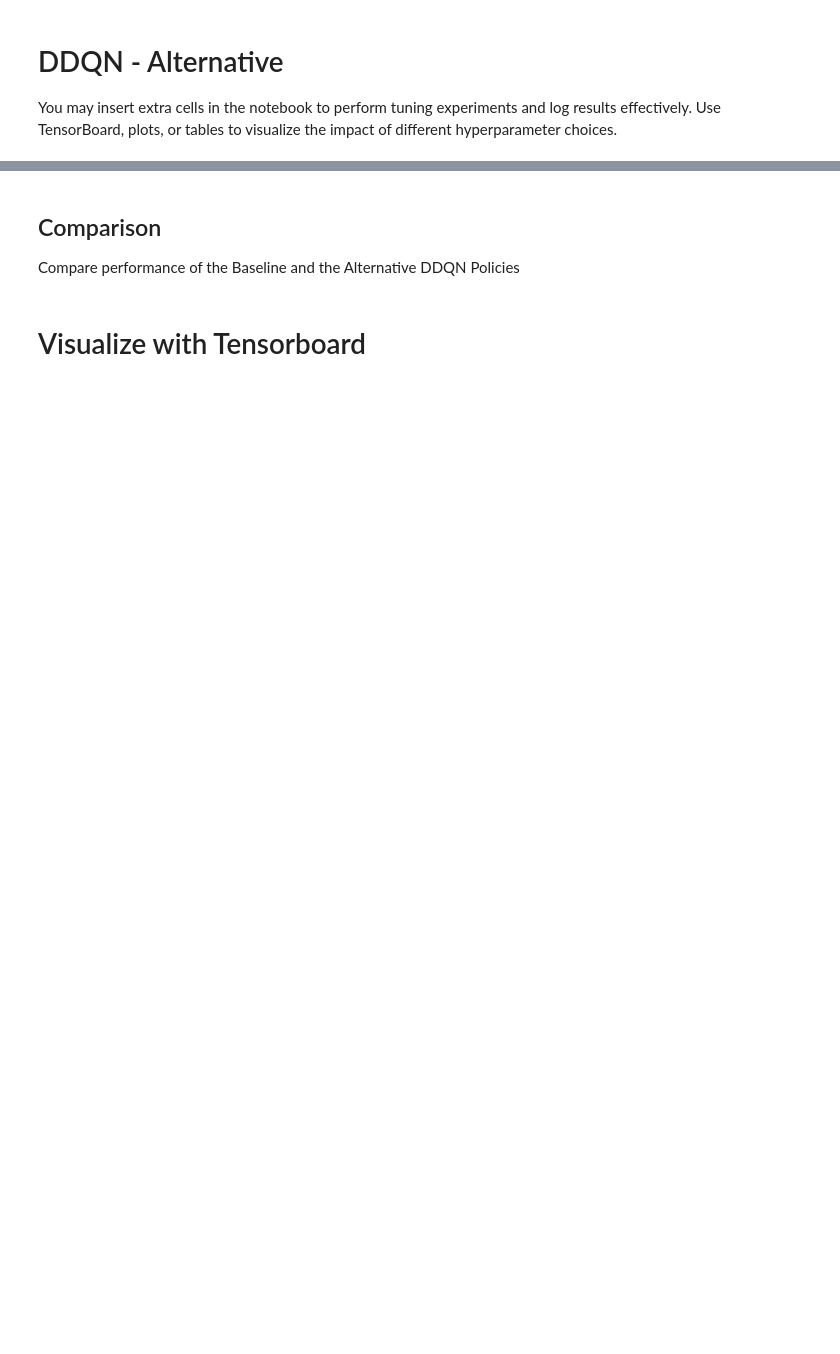
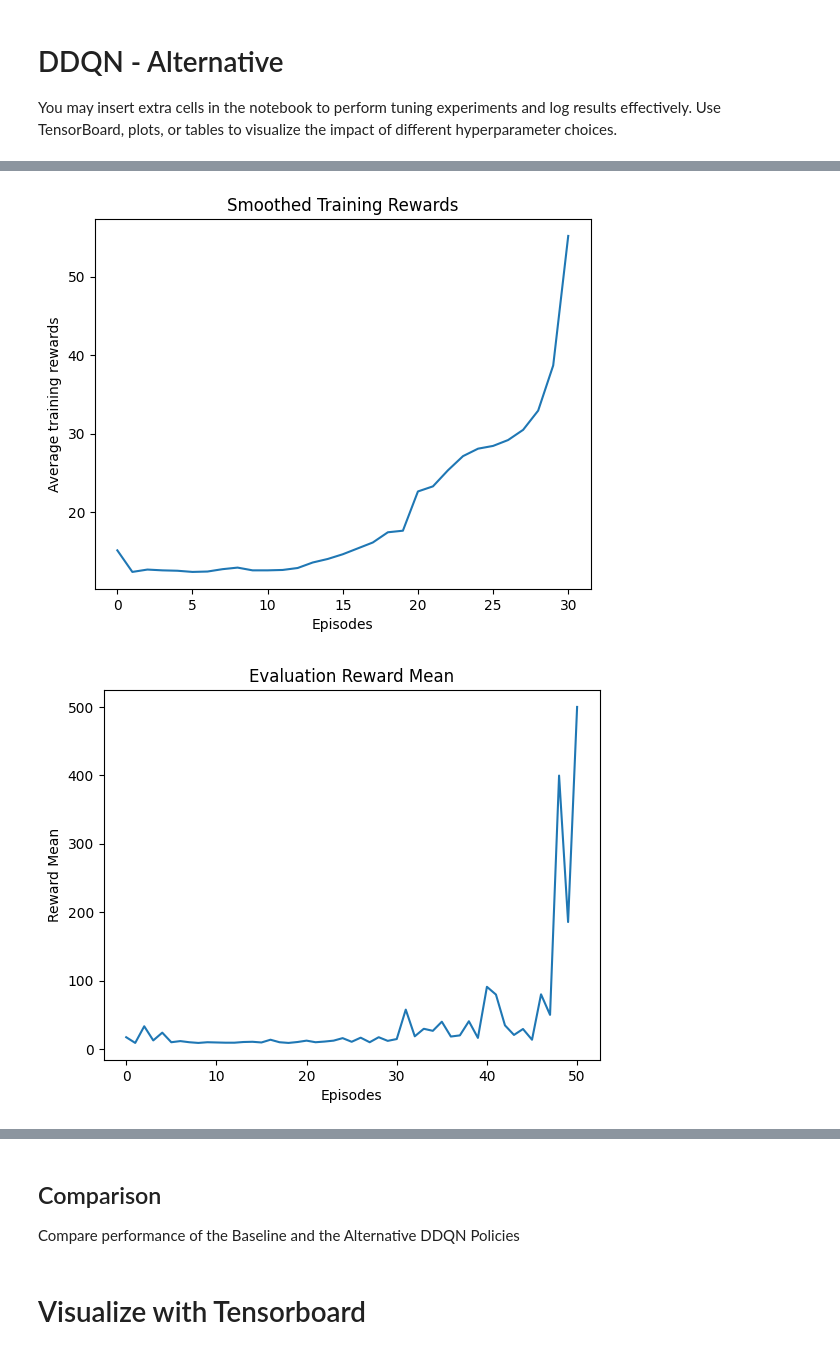
Before and after one commit to andychong23/IE4213_Part2_Assignment, a Jupyter notebook: IE4213_Assgn2_skeleton.ipynb, the cells around one changed output, grey strips where cells are left out. Drawn from its saved outputs; the diff is of its cells as text; code cells hidden in the pictures; blank space fills up the shorter version.

```diff
--- a/IE4213_Assgn2_skeleton.ipynb
+++ b/IE4213_Assgn2_skeleton.ipynb
@@ -1356,0 +1112,36 @@ You may insert extra cells in the notebook to perform tuning experiments and log
+# %%
+from keras.models import Sequential
+from keras.layers import Dense
+from keras.optimizers import Adam  # [WriteCode] import optimizer
+from keras.initializers import RandomUniform
+
+# Assume state_size and action_size are already defined:
+state_size = env.observation_space.shape[0]
+action_size = env.action_space.n
+
+initializer = RandomUniform(minval=-0.5, maxval=0.5, seed=42)
+initializer_1 = RandomUniform(minval=-5, maxval=5, seed=42)
+
+# Define the eval (online) network
+alt_eval_model = Sequential()
+alt_eval_model.add(Dense(32, input_dim=state_size, activation='tanh', kernel_initializer=initializer))   # First hidden layer
+alt_eval_model.add(Dense(32, activation='tanh', kernel_initializer=initializer_1))                      # Second hidden layer
+alt_eval_model.add(Dense(action_size, activation='linear'))
+# Compile the eval model
+alt_eval_model.compile(optimizer=Adam(learning_rate=0.001), loss='mse')  # [WriteCode]
+
+# Print the eval model summary
+alt_eval_model.summary()  # [WriteCode]
+
+# -----------------------------------------------
+# Create target_model with the same architecture
+alt_target_model = Sequential()
+alt_target_model.add(Dense(32, input_dim=state_size, activation='tanh', kernel_initializer=initializer))
+alt_target_model.add(Dense(32, activation='tanh', kernel_initializer=initializer_1))
+alt_target_model.add(Dense(action_size, activation='linear'))
+
+# Copy weights from eval_model to target_model
+alt_target_model.set_weights(alt_eval_model.get_weights())  # [WriteCode]
+
+# Print the target model summary
+alt_target_model.summary()  # [WriteCode]
@@ -1356,0 +1331,12 @@ You may insert extra cells in the notebook to perform tuning experiments and log
+# %%
+# 1) Moving Averaged Training Reward
+plot_smoothed_training_rwd(alt_train_reward_lst, window_size=20)
+
+# 2) Evaluation Reward Mean
+plot_eval_rwd_mean(alt_eval_reward_mean_lst)
+
+# 3) Evaluation Reward Variance
+plot_eval_rwd_var(alt_eval_reward_var_lst)
+# %% [output]
+[figure, added]
+[figure, added]
```
Also changed, not shown: parts of 42 cells of this notebook.
